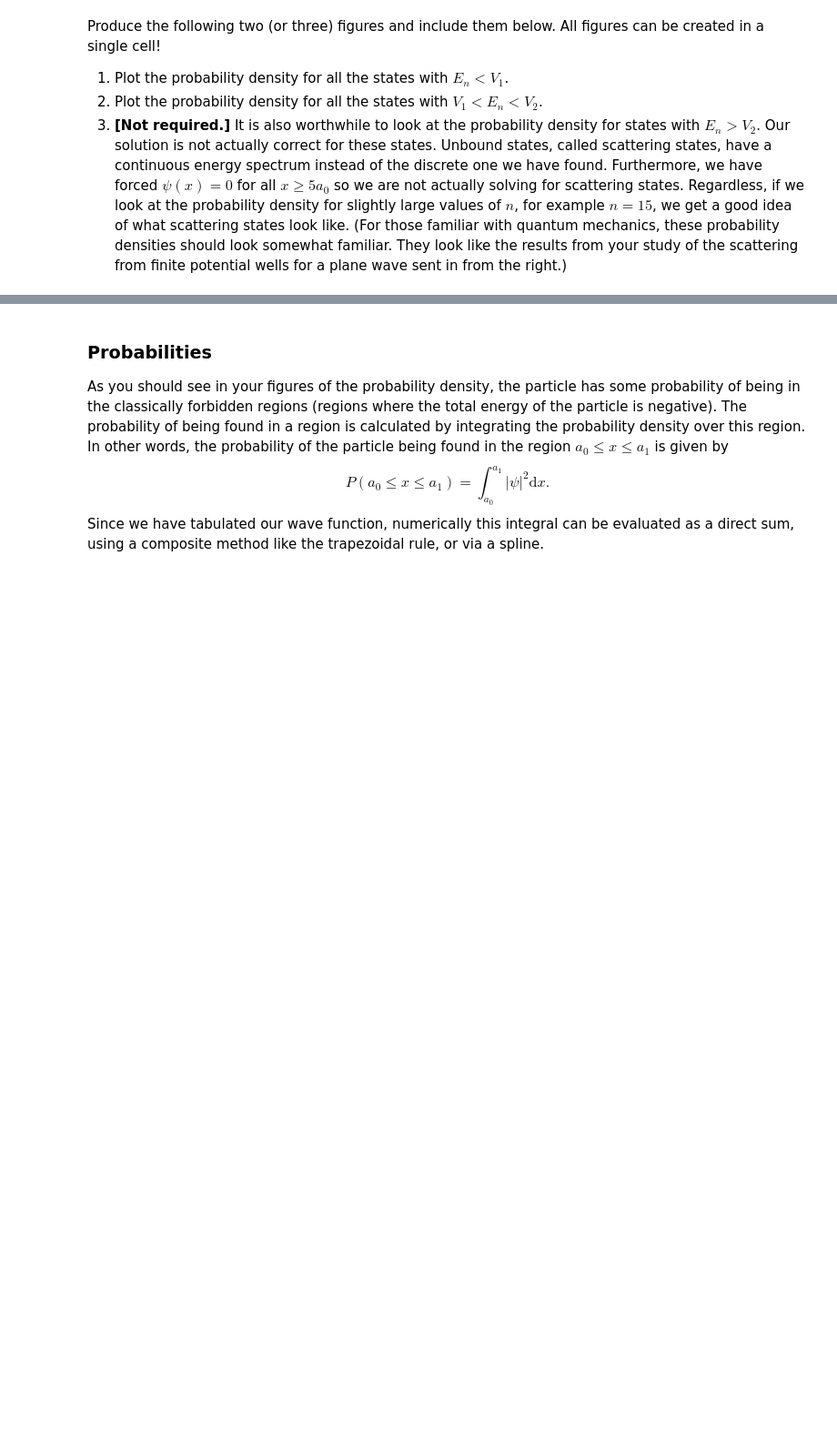
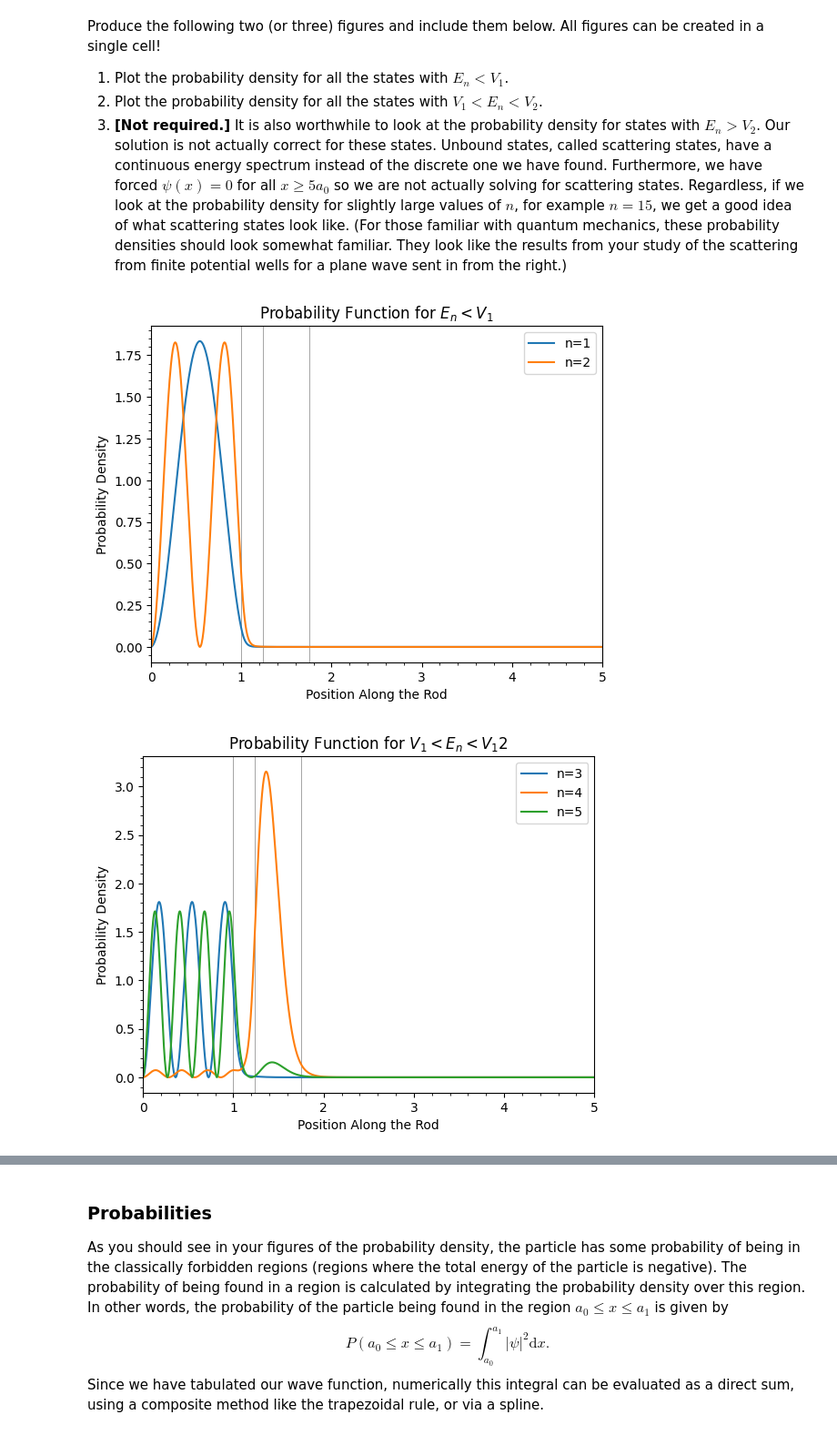
Before and after one commit to kh-bh/Physics_coursework, a Jupyter notebook: PHYS_250/Labs/Lab08.ipynb, the cells around one changed output, grey strips where cells are left out. Shown at 91% size. Drawn from its saved outputs; the diff is of its cells as text; code cells hidden in the pictures; blank space fills up the shorter version.

```diff
--- a/PHYS_250/Labs/Lab08.ipynb
+++ b/PHYS_250/Labs/Lab08.ipynb
@@ -159,0 +301,52 @@ raise NotImplementedError()
+# %%
+x = np.linspace(0, L, N-1)
+below_v1 = eigvals < V1
+num_below_v1 = len(eigvals[below_v1])
+below_v2 = (eigvals < V2)
+num_below_v2 = len(eigvals[below_v2])
+
+fig, ax = plt.subplots()
+ax.axvline(a0, c="grey", lw=0.5)
+ax.axvline(a1, c="grey", lw=0.5)
+ax.axvline(a2, c="grey", lw=0.5)
+
+ax.set_title(r"Probability Function for $E_n < V_1$")
+ax.plot(x,np.abs(B[ : , :num_below_v1])**2, label=("n=1",'n=2'))
+
+ax.set_xlabel('Position Along the Rod')
+ax.set_ylabel('Probability Density')
+ax.set_xlim(0,5*a0)
+ax.minorticks_on()
+ax.legend()
+
+
+fig, ax = plt.subplots()
+ax.axvline(a0, c="grey", lw=0.5)
+ax.axvline(a1, c="grey", lw=0.5)
+ax.axvline(a2, c="grey", lw=0.5)
+
+ax.set_title(r"Probability Function for $V_1 < E_n < V_12$")
+ax.plot(x, np.abs(B[ : , num_below_v1 : num_below_v2])**2,label=('n=3','n=4','n=5'))
+ax.set_xlabel('Position Along the Rod')
+ax.set_ylabel('Probability Density')
+ax.set_xlim(0,5*a0)
+ax.minorticks_on()
+ax.legend()
+
+
+fig, ax = plt.subplots()
+ax.axvline(a0, c="grey", lw=0.5)
+ax.axvline(a1, c="grey", lw=0.5)
+ax.axvline(a2, c="grey", lw=0.5)
+ax.set_title(r"Probability Function for $E_n > V_2$")
+ax.axvline(a0, c="grey", lw=0.5)
+ax.axvline(a1, c="grey", lw=0.5)
+ax.axvline(a2, c="grey", lw=0.5)
+ax.set_xlim(0, 5*a0)
+ax.plot(x, np.abs(B[ : , num_below_v2:10])**2)
+ax.set_xlabel('Position Along the Rod')
+ax.set_ylabel('Probability Density')
+ax.minorticks_on()
+# %% [output]
+[figure, added]
+[figure, added]
```
Also changed, not shown: parts of 23 cells of this notebook, 1 other file.
